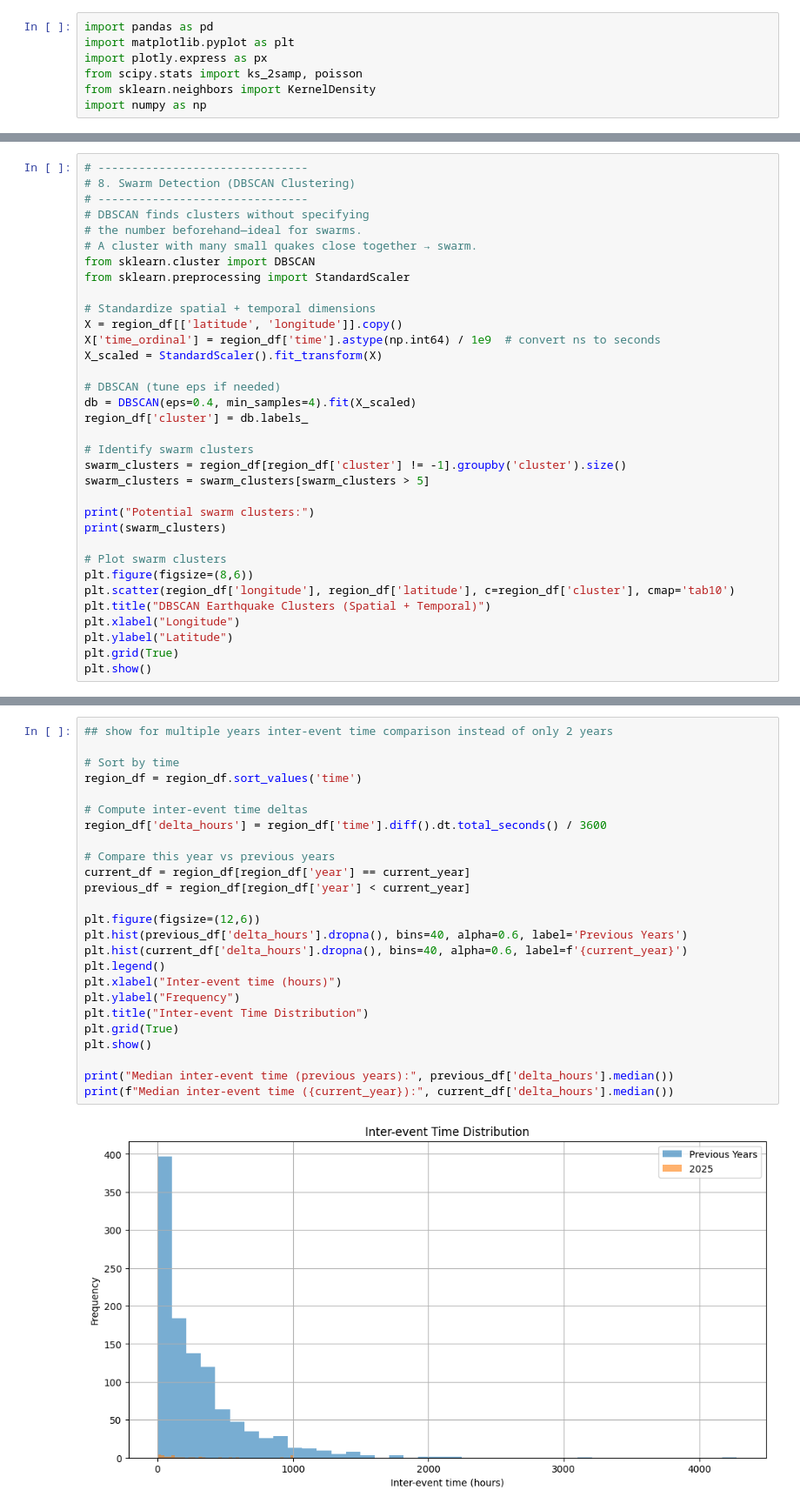
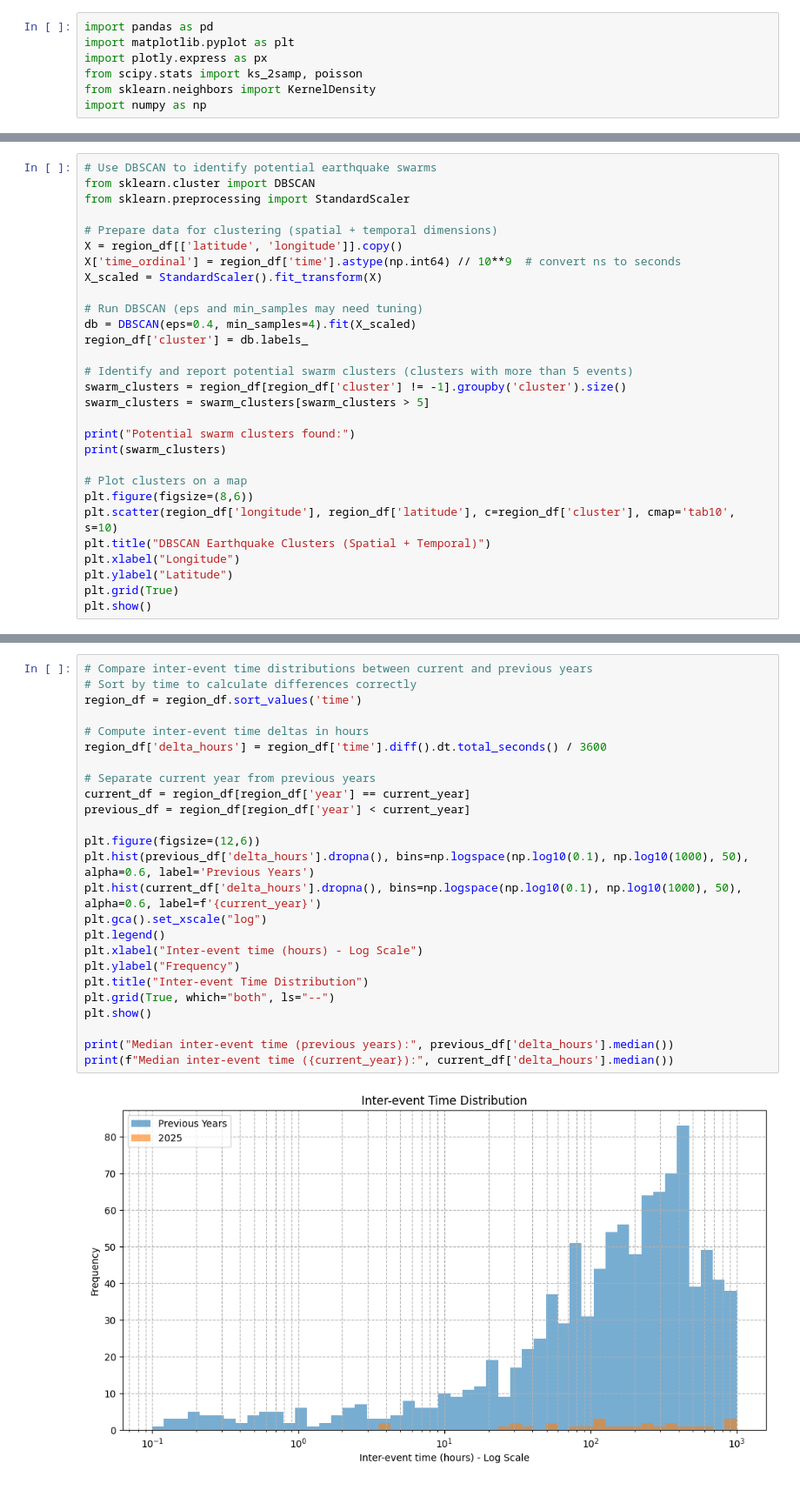
Before and after one commit to mehdihasan/bd-earthquake-analysis-2025, a Jupyter notebook: analysis.ipynb, the cells around one changed output, grey strips where cells are left out. Shown at 87% size. Drawn from its saved outputs; the diff is of its cells as text.

```diff
--- a/analysis.ipynb
+++ b/analysis.ipynb
@@ -441,32 +546,27 @@ Aftershocks:
 # %%
-# -------------------------------
-# 8. Swarm Detection (DBSCAN Clustering)
-# -------------------------------
-# DBSCAN finds clusters without specifying
-# the number beforehand—ideal for swarms.
-# A cluster with many small quakes close together → swarm.
+# Use DBSCAN to identify potential earthquake swarms
 from sklearn.cluster import DBSCAN
 from sklearn.preprocessing import StandardScaler
 
-# Standardize spatial + temporal dimensions
+# Prepare data for clustering (spatial + temporal dimensions)
 X = region_df[['latitude', 'longitude']].copy()
-X['time_ordinal'] = region_df['time'].astype(np.int64) / 1e9  # convert ns to seconds
+X['time_ordinal'] = region_df['time'].astype(np.int64) // 10**9  # convert ns to seconds
 X_scaled = StandardScaler().fit_transform(X)
 
-# DBSCAN (tune eps if needed)
+# Run DBSCAN (eps and min_samples may need tuning)
 db = DBSCAN(eps=0.4, min_samples=4).fit(X_scaled)
 region_df['cluster'] = db.labels_
 
-# Identify swarm clusters
+# Identify and report potential swarm clusters (clusters with more than 5 events)
 swarm_clusters = region_df[region_df['cluster'] != -1].groupby('cluster').size()
 swarm_clusters = swarm_clusters[swarm_clusters > 5]
 
-print("Potential swarm clusters:")
+print("Potential swarm clusters found:")
 print(swarm_clusters)
 
-# Plot swarm clusters
+# Plot clusters on a map
 plt.figure(figsize=(8,6))
-plt.scatter(region_df['longitude'], region_df['latitude'], c=region_df['cluster'], cmap='tab10')
+plt.scatter(region_df['longitude'], region_df['latitude'], c=region_df['cluster'], cmap='tab10', s=10)
 plt.title("DBSCAN Earthquake Clusters (Spatial + Temporal)")
 plt.xlabel("Longitude")
 plt.ylabel("Latitude")
@@ -527,29 +602,29 @@ Questions:
 # %%
-## show for multiple years inter-event time comparison instead of only 2 years
-
-# Sort by time
+# Compare inter-event time distributions between current and previous years
+# Sort by time to calculate differences correctly
 region_df = region_df.sort_values('time')
 
-# Compute inter-event time deltas
+# Compute inter-event time deltas in hours
 region_df['delta_hours'] = region_df['time'].diff().dt.total_seconds() / 3600
 
-# Compare this year vs previous years
+# Separate current year from previous years
 current_df = region_df[region_df['year'] == current_year]
 previous_df = region_df[region_df['year'] < current_year]
 
 plt.figure(figsize=(12,6))
-plt.hist(previous_df['delta_hours'].dropna(), bins=40, alpha=0.6, label='Previous Years')
-plt.hist(current_df['delta_hours'].dropna(), bins=40, alpha=0.6, label=f'{current_year}')
+plt.hist(previous_df['delta_hours'].dropna(), bins=np.logspace(np.log10(0.1), np.log10(1000), 50), alpha=0.6, label='Previous Years')
+plt.hist(current_df['delta_hours'].dropna(), bins=np.logspace(np.log10(0.1), np.log10(1000), 50), alpha=0.6, label=f'{current_year}')
+plt.gca().set_xscale("log")
 plt.legend()
-plt.xlabel("Inter-event time (hours)")
+plt.xlabel("Inter-event time (hours) - Log Scale")
 plt.ylabel("Frequency")
 plt.title("Inter-event Time Distribution")
-plt.grid(True)
+plt.grid(True, which="both", ls="--")
 plt.show()
 
 print("Median inter-event time (previous years):", previous_df['delta_hours'].median())
 print(f"Median inter-event time ({current_year}):", current_df['delta_hours'].median())
 # %% [output]
-[figure, old version]
+[figure, new version]
 Median inter-event time (previous years): 191.08226666666667
 Median inter-event time (2025): 149.43259444444445
```
Also changed, not shown: parts of 39 cells of this notebook, 7 other files.
